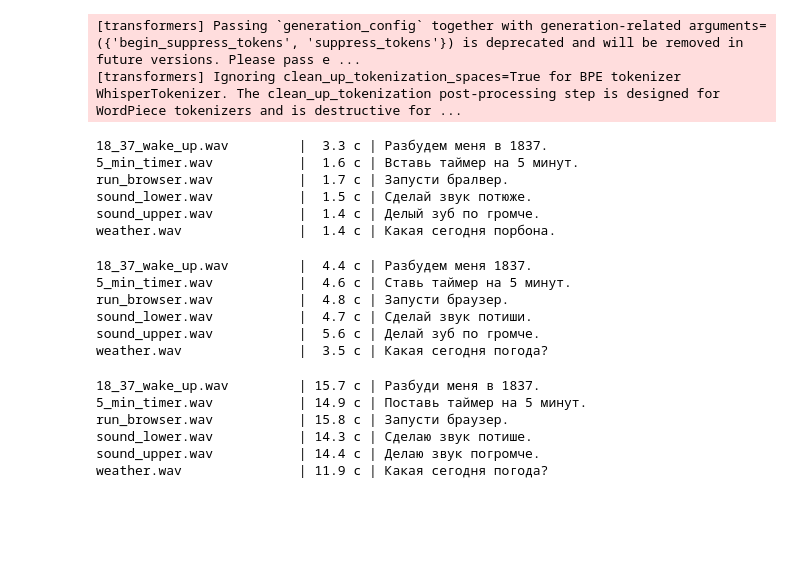
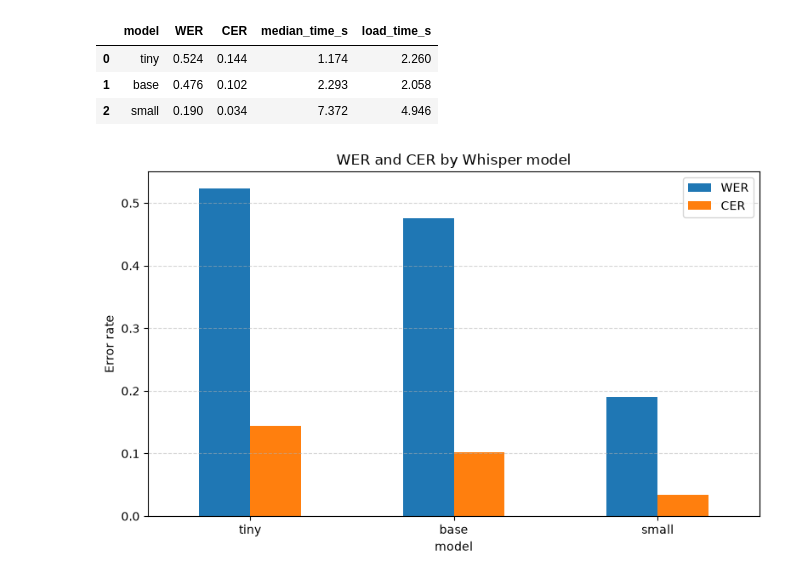
Before and after one commit to senbame/Machine-Learning, a Jupyter notebook: smart-speaker/asr-eval/notebooks/01_asr_whisper_eval.ipynb, the cells around one changed output. Drawn from its saved outputs; the diff is of its cells as text; code cells hidden in the pictures; blank space fills up the shorter version.

```diff
--- a/smart-speaker/asr-eval/notebooks/01_asr_whisper_eval.ipynb
+++ b/smart-speaker/asr-eval/notebooks/01_asr_whisper_eval.ipynb
@@ -52,15 +0,0 @@ weather.wav
-# %%
-for file in files:
-    start = time.time()
-    text = transcribe(asr_tiny, load_audio(file), language="russian")
-    elapsed = time.time() - start
-    print(f"{file.name:25} | {elapsed:4.1f} с | {text}")
-# %% [output]
-[transformers] Passing `generation_config` together with generation-related arguments=({'begin_suppress_tokens', 'suppress_tokens'}) is deprecated and will be removed in future versions. Please pass e ...
-[transformers] Ignoring clean_up_tokenization_spaces=True for BPE tokenizer WhisperTokenizer. The clean_up_tokenization post-processing step is designed for WordPiece tokenizers and is destructive for ...
-18_37_wake_up.wav         |  3.3 с | Разбудем меня в 1837.
-5_min_timer.wav           |  1.6 с | Вставь таймер на 5 минут.
-run_browser.wav           |  1.7 с | Запусти бралвер.
-sound_lower.wav           |  1.5 с | Сделай звук потюже.
-sound_upper.wav           |  1.4 с | Делый зуб по громче.
-weather.wav               |  1.4 с | Какая сегодня порбона.
@@ -69,13 +0,0 @@ asr_base , _ = load_asr("base")
-# %%
-for file in files:
-    start = time.time()
-    text = transcribe(asr_base, load_audio(file), language="russian")
-    elapsed = time.time() - start
-    print(f"{file.name:25} | {elapsed:4.1f} с | {text}")
-# %% [output]
-18_37_wake_up.wav         |  4.4 с | Разбудем меня 1837.
-5_min_timer.wav           |  4.6 с | Ставь таймер на 5 минут.
-run_browser.wav           |  4.8 с | Запусти браузер.
-sound_lower.wav           |  4.7 с | Сделай звук потиши.
-sound_upper.wav           |  5.6 с | Делай зуб по громче.
-weather.wav               |  3.5 с | Какая сегодня погода?
@@ -84,13 +1,22 @@ asr_small , _ = load_asr("small")
-# %%
-for file in files:
-    start = time.time()
-    text = transcribe(asr_small, load_audio(file), language="russian")
-    elapsed = time.time() - start
-    print(f"{file.name:25} | {elapsed:4.1f} с | {text}")
-# %% [output]
-18_37_wake_up.wav         | 15.7 с | Разбуди меня в 1837.
-5_min_timer.wav           | 14.9 с | Поставь таймер на 5 минут.
-run_browser.wav           | 15.8 с | Запусти браузер.
-sound_lower.wav           | 14.3 с | Сделаю звук потише.
-sound_upper.wav           | 14.4 с | Делаю звук погромче.
-weather.wav               | 11.9 с | Какая сегодня погода?
+# %%
+import pandas as pd
+import matplotlib.pyplot as plt
+
+summary = pd.read_csv("../results/summary.csv")
+per_file = pd.read_csv("../results/results_per_file.csv")
+summary
+# %% [output]
+|  | model | WER | CER | median_time_s | load_time_s |
+| 0 | tiny | 0.524 | 0.144 | 1.174 | 2.260 |
+| 1 | base | 0.476 | 0.102 | 2.293 | 2.058 |
+| 2 | small | 0.190 | 0.034 | 7.372 | 4.946 |
+# %%
+ax = summary.set_index("model")[["WER", "CER"]].plot.bar(figsize=(8, 5), rot=0)
+ax.set_title("WER and CER by Whisper model")
+ax.set_ylabel("Error rate")
+ax.grid(True, axis="y", linestyle="--", alpha=0.5)
+plt.tight_layout()
+plt.savefig("../results/wer_cer.png", dpi=150, bbox_inches="tight")
+plt.show()
+# %% [output]
+[figure, added]
```
Also changed, not shown: parts of 10 cells of this notebook, 10 other files.
